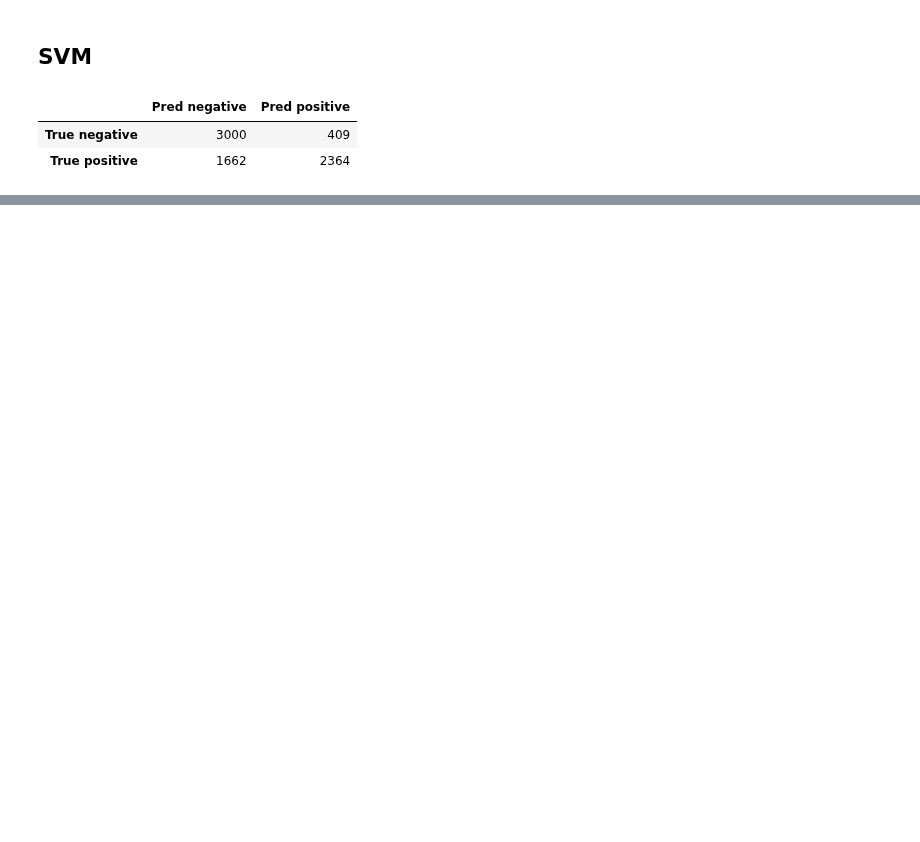
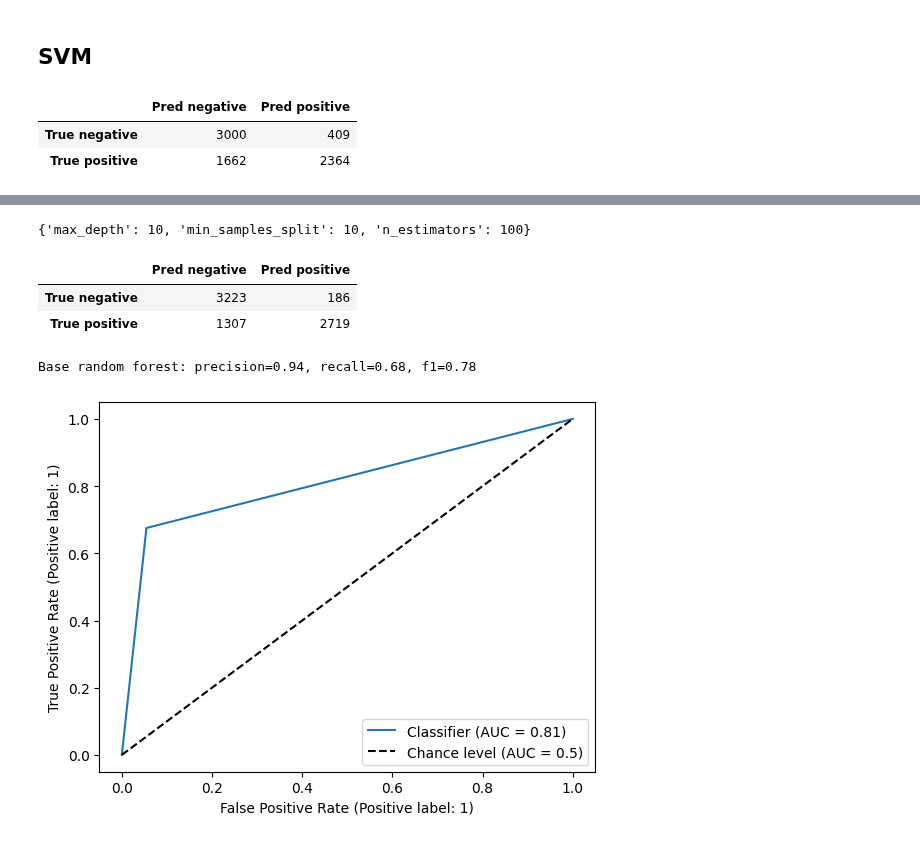
Before and after one commit to respwill/fraud_transaction, a Jupyter notebook: Training/train_model.ipynb, the cells around one changed output, grey strips where cells are left out. Cells and saved outputs as stored; diff of their text form; code cells hidden in the pictures; blank space fills up the shorter version.

```diff
--- a/Training/train_model.ipynb
+++ b/Training/train_model.ipynb
@@ -111,0 +121,9 @@ I'll tune decision tree model to get the best score.
+# %%
+param_grid = {
+    'n_estimators': [10, 50, 100, 150, 170],
+    'max_depth': [10, 20, 30],
+    'min_samples_split': [2, 5, 10]
+}
+random_forest = RandomForestClassifier(random_state=42)
+grid_search = GridSearchCV(estimator=random_forest, param_grid=param_grid, cv=3, n_jobs=-1, verbose=2)
+grid_search.fit(train_X, train_y)
@@ -111,0 +137,23 @@ I'll tune decision tree model to get the best score.
+# %%
+print(grid_search.best_params_)
+# %% [output]
+{'max_depth': 10, 'min_samples_split': 10, 'n_estimators': 100}
+# %%
+random_forest = RandomForestClassifier(random_state=42, max_depth=10, min_samples_split=10, n_estimators=100)
+random_forest.fit(train_X, train_y)
+pred_y = random_forest.predict(test_X)
+# %%
+pd.DataFrame(confusion_matrix(test_y, pred_y), index=['True negative', 'True positive'], columns=['Pred negative', 'Pred positive'])
+# %% [output]
+|  | Pred negative | Pred positive |
+| True negative | 3223 | 186 |
+| True positive | 1307 | 2719 |
+# %%
+dt_precision, dt_recall, dt_f1 = get_score(test_y, pred_y)
+print(f"Base random forest: precision={dt_precision}, recall={dt_recall}, f1={dt_f1}")
+# %% [output]
+Base random forest: precision=0.94, recall=0.68, f1=0.78
+# %%
+roc_display = RocCurveDisplay.from_predictions(test_y, pred_y, plot_chance_level=True)
+# %% [output]
+[figure, added]
```
Also changed, not shown: parts of 14 cells of this notebook, 12 other files.
